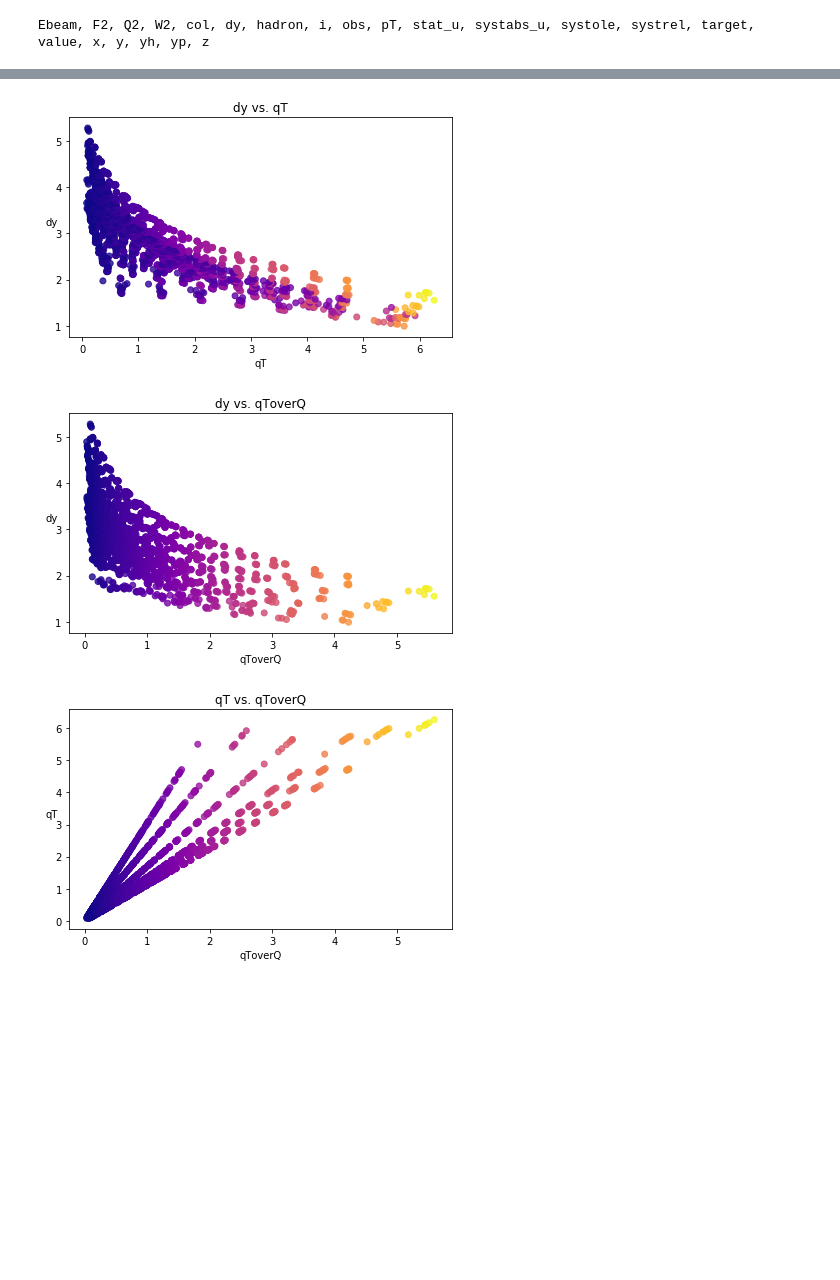
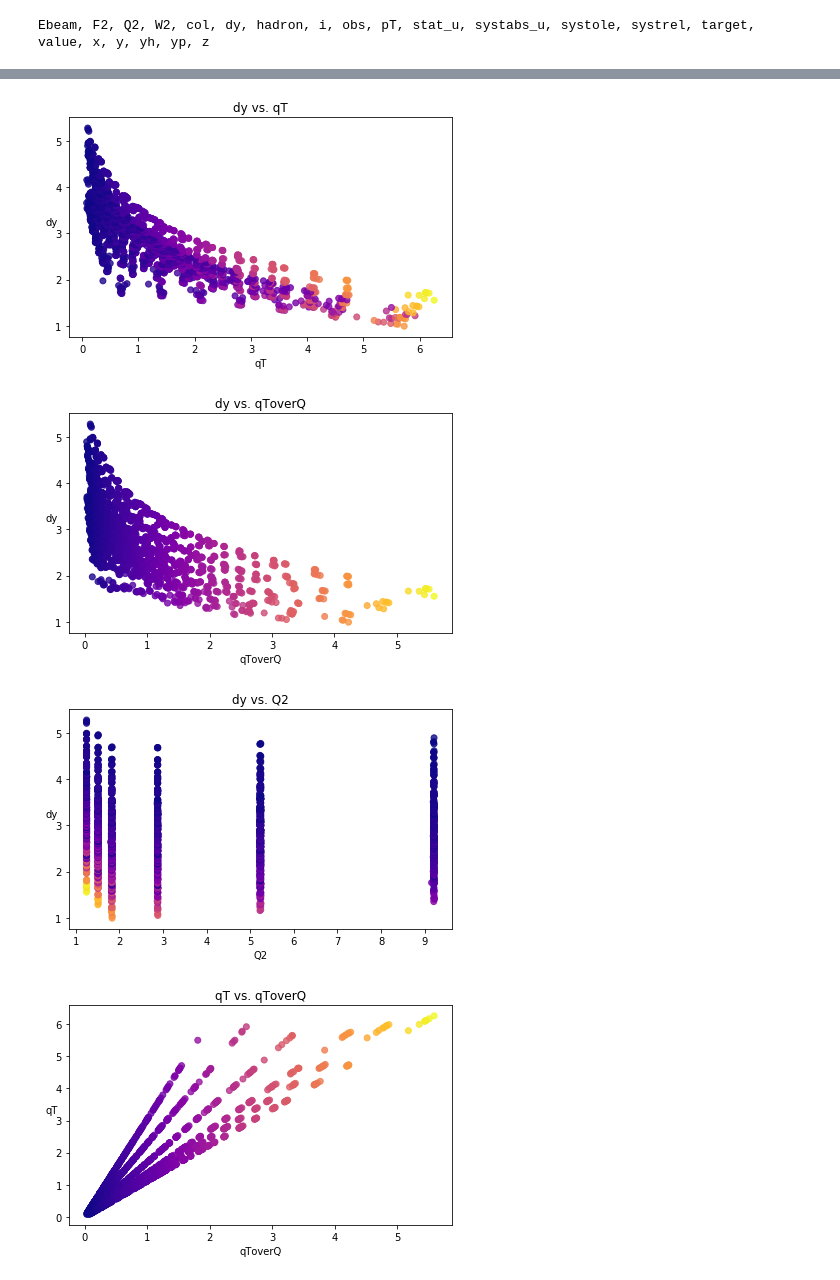
Before and after one commit to prokudin/psu_project_2018, a Jupyter notebook: notebooks/HERMES_rapidity_color_plot_Alexei.ipynb, the cells around one changed output, grey strips where cells are left out. Cells and saved outputs as stored; diff of their text form; code cells hidden in the pictures; blank space fills up the shorter version.

Commit message:
rapidity plots

```diff
--- a/notebooks/HERMES_rapidity_color_plot_Alexei.ipynb
+++ b/notebooks/HERMES_rapidity_color_plot_Alexei.ipynb
@@ -40,7 +46,7 @@ print(", ".join(sorted(data.columns)))
 # %% [output]
 Ebeam, F2, Q2, W2, col, dy, hadron, i, obs, pT, stat_u, systabs_u, systole, systrel, target, value, x, y, yh, yp, z
 # %%
-data["QCUT"] = data["pT"] / data["z"] / data["Q2"] ** 0.5
+data["QCUT"] = data["pT"] / data["z"] / (data["Q2"] ** 0.5)
 # %%
 data_q = data["QCUT"]
 
@@ -67,6 +73,6 @@ data["qToverQ"] = data["pT"] / data["z"]/data["Q2"]**0.5
 # %%
 # labels = ("Q2", "pT", "x", "y", "z")
-labels = ("dy", "qT","qToverQ")
+labels = ("dy", "qT","qToverQ","Q2")
 
 for v, h in combinations(labels, 2):
     fig, ax, vert, hor = color_plot(v, h, alpha=0.8)
@@ -94,3 +103,4 @@ Unique horizontal values: 2660
 [figure]
 [figure]
-[figure, old version]
+[figure, new version]
+[figure, added]
```
Also changed, not shown: parts of 15 cells of this notebook, 3 other files.
